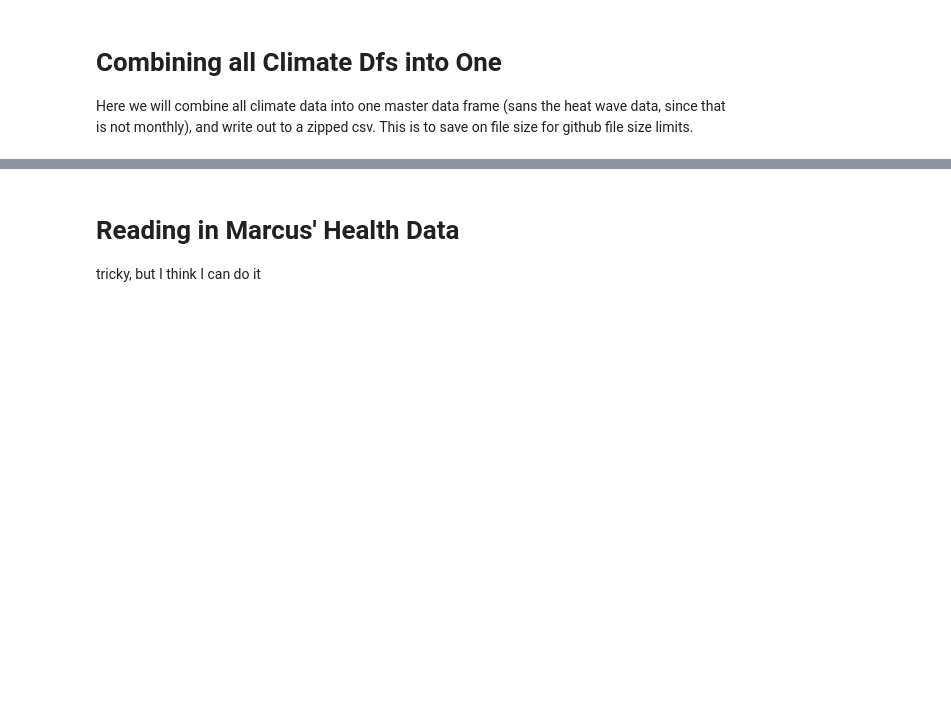
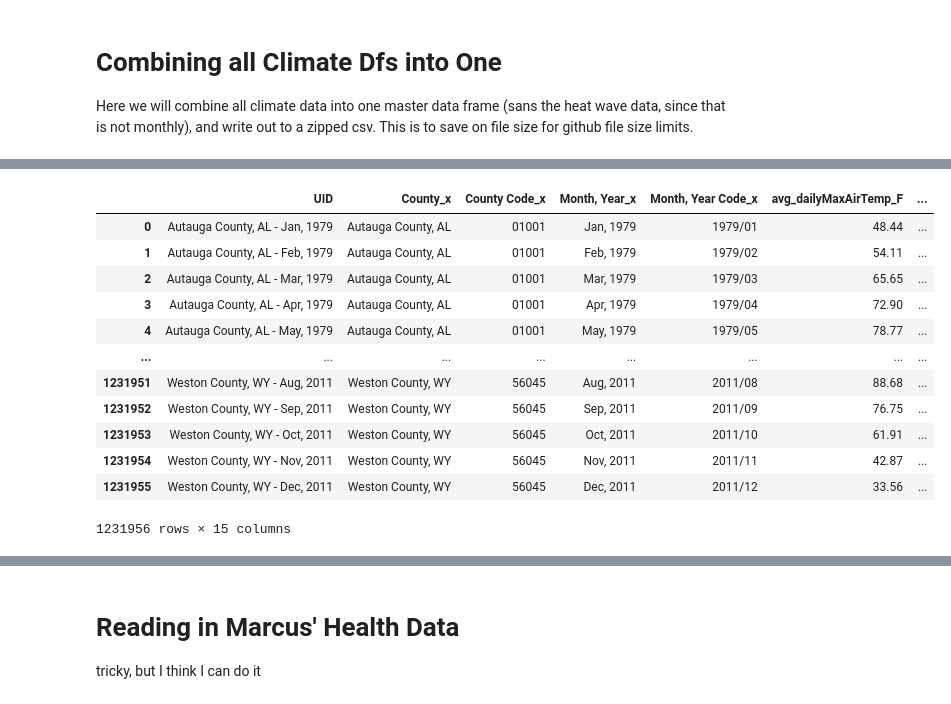
Before and after one commit to calculaterceec/Proj4Team2, a Jupyter notebook: kade_higgins_DataCleaning.ipynb, the cells around one changed output, grey strips where cells are left out. Cells and saved outputs as stored; diff of their text form; code cells hidden in the pictures; blank space fills up the shorter version.

```diff
--- a/kade_higgins_DataCleaning.ipynb
+++ b/kade_higgins_DataCleaning.ipynb
@@ -266,7 +312,7 @@ Index(['UID', 'County', 'County Code', 'Month, Year', 'Month, Year Code',
 # %%
 # turn objects to categories to save memory
 precipitation_df['County'] = precipitation_df['County'].astype('category')
-precipitation_df['County Code'] = precipitation_df['County Code'].astype('string')
+precipitation_df['County Code'] = precipitation_df['County Code'].astype('category')
 precipitation_df['Month, Year'] = precipitation_df['Month, Year'].astype('category')
 precipitation_df['Month, Year Code'] = precipitation_df['Month, Year Code'].astype('category')
 # %%
@@ -322,6 +381,0 @@ memory usage: 108.3+ MB
-# %%
-precip_airTemp['County Code_x'] = precip_airTemp['County Code_x'].astype('string')
-# %%
-precip_airTemp['FIPS'] = ['0'+str(i) for i in precip_airTemp['County Code_x']]
-# %%
-precip_airTemp['FIPS'] = [i[:5] for i in precip_airTemp['FIPS']]
@@ -329,0 +382,16 @@ precip_airTemp['state_abbrv'] = [i[-2:] for i in precip_airTemp['County_x']]
+# %%
+precip_airTemp
+# %% [output]
+|  | UID | County_x | County Code_x | Month, Year_x | Month, Year Code_x | avg_dailyMaxAirTemp_F | ... |
+| 0 | Autauga County, AL - Jan, 1979 | Autauga County, AL | 01001 | Jan, 1979 | 1979/01 | 48.44 | ... |
+| 1 | Autauga County, AL - Feb, 1979 | Autauga County, AL | 01001 | Feb, 1979 | 1979/02 | 54.11 | ... |
+| 2 | Autauga County, AL - Mar, 1979 | Autauga County, AL | 01001 | Mar, 1979 | 1979/03 | 65.65 | ... |
+| 3 | Autauga County, AL - Apr, 1979 | Autauga County, AL | 01001 | Apr, 1979 | 1979/04 | 72.90 | ... |
+| 4 | Autauga County, AL - May, 1979 | Autauga County, AL | 01001 | May, 1979 | 1979/05 | 78.77 | ... |
+| ... | ... | ... | ... | ... | ... | ... | ... |
+| 1231951 | Weston County, WY - Aug, 2011 | Weston County, WY | 56045 | Aug, 2011 | 2011/08 | 88.68 | ... |
+| 1231952 | Weston County, WY - Sep, 2011 | Weston County, WY | 56045 | Sep, 2011 | 2011/09 | 76.75 | ... |
+| 1231953 | Weston County, WY - Oct, 2011 | Weston County, WY | 56045 | Oct, 2011 | 2011/10 | 61.91 | ... |
+| 1231954 | Weston County, WY - Nov, 2011 | Weston County, WY | 56045 | Nov, 2011 | 2011/11 | 42.87 | ... |
+| 1231955 | Weston County, WY - Dec, 2011 | Weston County, WY | 56045 | Dec, 2011 | 2011/12 | 33.56 | ... |
+1231956 rows × 15 columns
```
Also changed, not shown: parts of 20 cells of this notebook, 3 other files.
